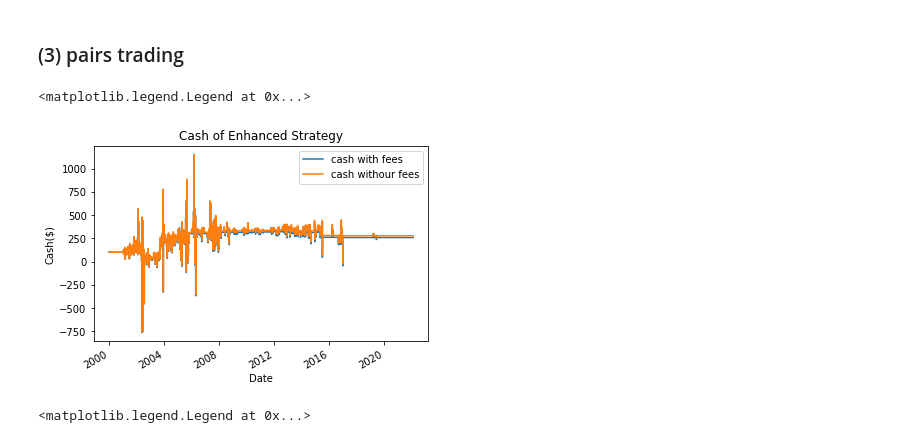
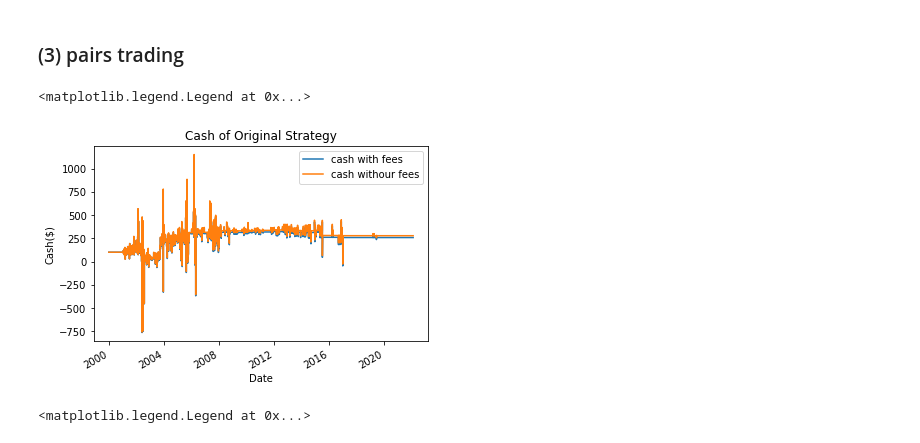
Before and after one commit to ckykevin/Enhanced_pair_trading, a Jupyter notebook: project_cky.ipynb, the cells around one changed output. Saved outputs shown, nothing was run; the diff lists cells and outputs as text; code cells hidden in the pictures.

```diff
--- a/project_cky.ipynb
+++ b/project_cky.ipynb
@@ -480,17 +480,11 @@ ff = ff.loc["200001":]
 # %%
 factor = pd.DataFrame(index=ff.columns)
 # %%
-# 跑得了循环就跑，跑不了就直接读文件
-good_computer = False
-if good_computer:
-    for i in df.columns:
-        Y = df[i]
-        X = sm.add_constant(ff)
-        model = sm.OLS(Y,X).fit()
-        factor[i] = model.params[1:]
-else:
-    cor = pd.read_csv('cor.csv')
-    cor.set_index('Unnamed: 0', inplace = True)
+for i in df.columns:
+    Y = df[i]
+    X = sm.add_constant(ff)
+    model = sm.OLS(Y,X).fit()
+    factor[i] = model.params[1:]
 # %%
 factor
 # %% [output]
@@ -658,7 +652,6 @@ for start_date_num in range(len(date_list)-15):
         half_life = round(halflife(price,stock_high,stock_low))
         trade_data = price.loc[train_end_date:trade_end_date][[stock_high,stock_low,'date']]
         position_open = False
-        position_last = 0
         high_position = 0
         low_position = 0
         position_initial = 0
@@ -674,7 +667,6 @@ for start_date_num in range(len(date_list)-15):
                     original_order.loc[current_date][stock_low] += -low_position
                     high_position = 0
                     low_position = 0
-                    position_last = 0
                 break
             ## if the spread has reverted / three half_life passed / end of 3-month, close position
             elif (spread < abs(mean)) or (i == len(trade_data)-1):
@@ -684,7 +676,6 @@ for start_date_num in range(len(date_list)-15):
                     original_order.loc[current_date][stock_low] += -low_position
                     high_position = 0
                     low_position = 0
-                    position_last = 0
             ## if spread > 2stdev and remaining time greater than 2 half_life, open position
             elif (position_open == False) and (abs(spread-mean) > 2*stdev) and (len(trade_data)-i>2*half_life):
                 position_open = True
@@ -701,7 +692,6 @@ for start_date_num in range(len(date_list)-15):
                     low_position = -1
                 original_order.loc[current_date][stock_high] += high_position
                 original_order.loc[current_date][stock_low] += low_position
-                position_last = 1
                 position_initial = high_position * stock_high_price + low_position * stock_low_price
             else:
                 if position_open == True:
@@ -714,9 +704,6 @@ for start_date_num in range(len(date_list)-15):
                         original_order.loc[current_date][stock_low] += -low_position
                         high_position = 0
                         low_position = 0
-                        position_last = 0
-                    else:
-                        position_last += 1
 # %%
 original_order = original_order.drop(columns='date')
 # %%
@@ -736,13 +723,13 @@ original_returns_with_fee = ((original_cash_with_fee+original_holdings).pct_chan
 # %%
 original_cash_with_fee.plot(label = 'cash with fees')
 original_cash_without_fee.plot(label = 'cash withour fees')
-plt.title('Cash of Enhanced Strategy')
+plt.title('Cash of Original Strategy')
 plt.ylabel('Cash($)')
 plt.xlabel('Date')
 plt.legend()
 # %% [output]
 <matplotlib.legend.Legend at 0x...>
-[figure, old version]
+[figure, new version]
 # %%
 original_returns_with_fee.plot(label = 'return with fees')
 original_returns_without_fee.plot(label = 'return without fees')
```
